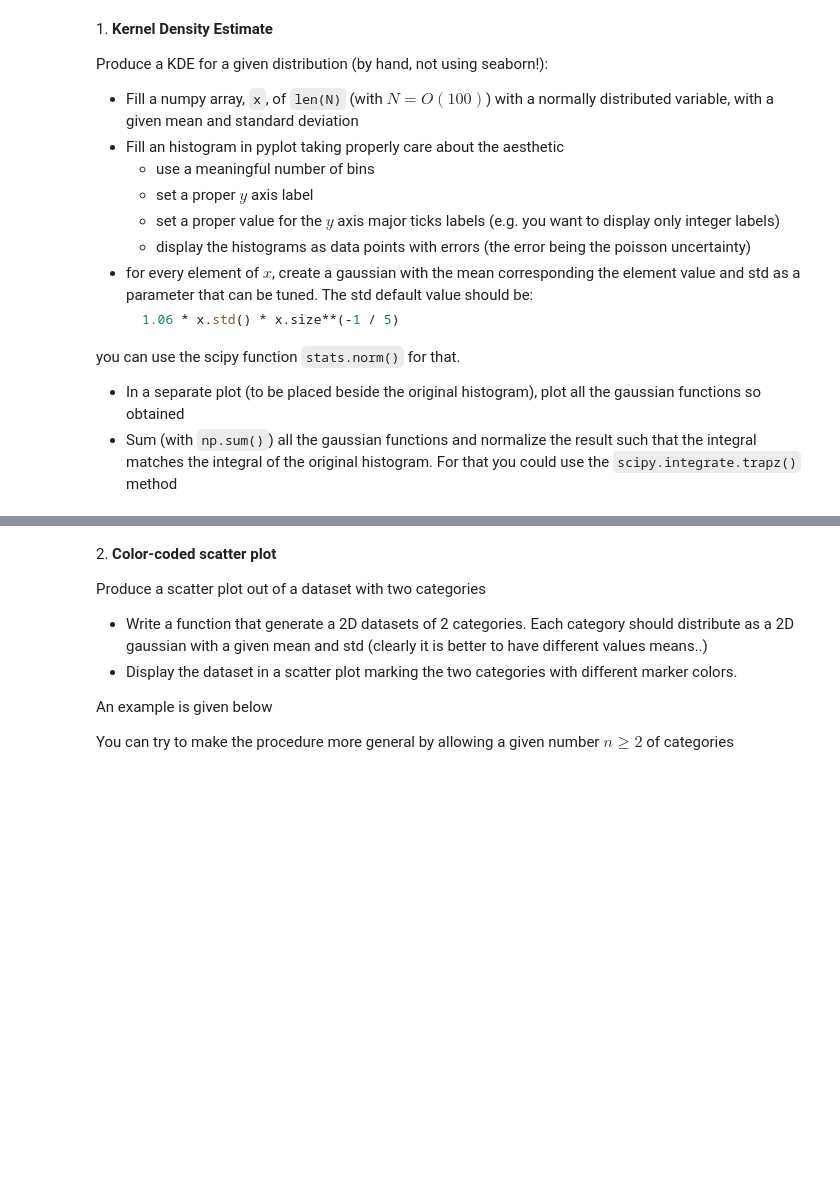
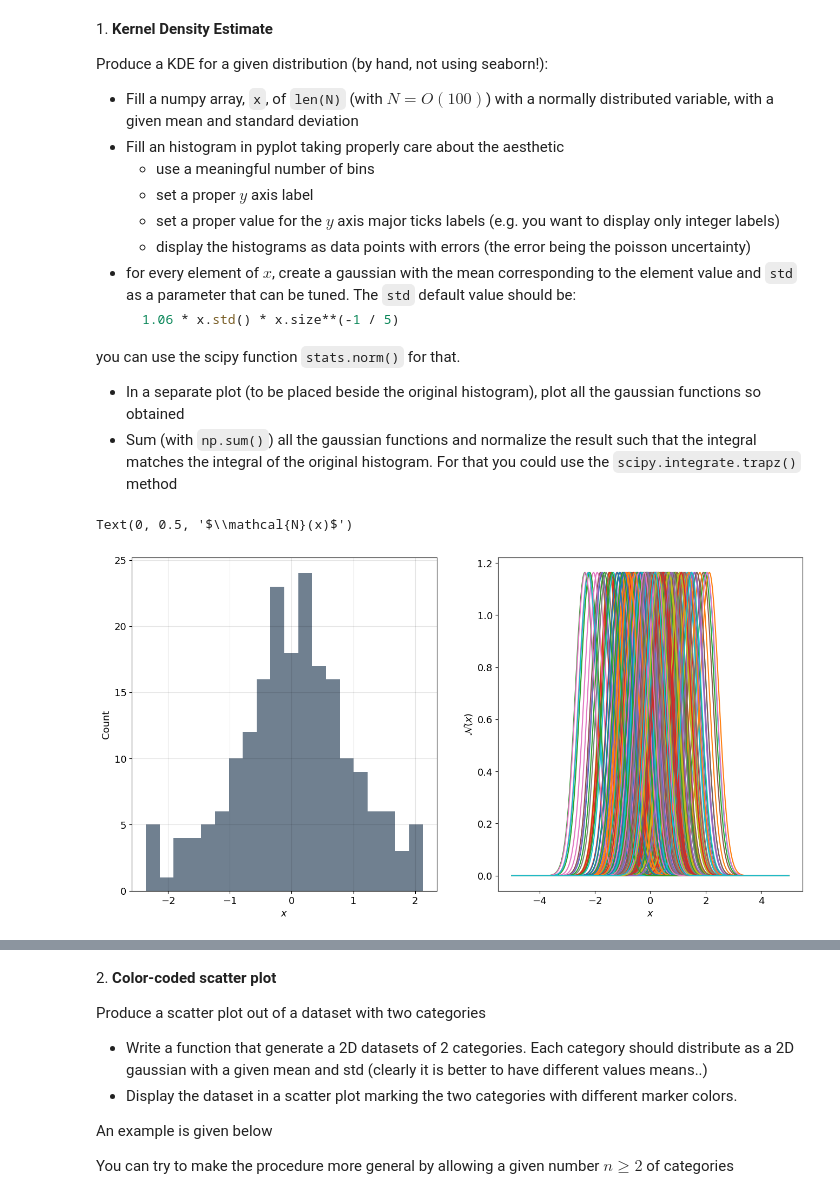
Before and after one commit to gulbord/LaboratoryOfComputationalPhysics_Y5, a Jupyter notebook: 07ex_Visualization.ipynb, the cells around one changed output, grey strips where cells are left out. Cells and saved outputs as stored; diff of their text form; code cells hidden in the pictures; blank space fills up the shorter version.

````diff
--- a/07ex_Visualization.ipynb
+++ b/07ex_Visualization.ipynb
@@ -2,10 +2,9 @@
 import matplotlib.pyplot as plt
 import numpy as np
 import pandas as pd
-import plotly.express as px
-import plotly.graph_objects as go
-from plotly.subplots import make_subplots
 import scipy as sp
+
+plt.rcParams.update({"font.size": 13})
 # %% [markdown]
 1\. **Kernel Density Estimate**
 
@@ -17,7 +16,7 @@ Produce a KDE for a given distribution (by hand, not using seaborn!):
    * set a proper $y$ axis label
    * set a proper value for the $y$ axis major ticks labels (e.g. you want to display only integer labels)
    * display the histograms as data points with errors (the error being the poisson uncertainty)
-* for every element of $x$, create a gaussian with the mean corresponding the element value and std as a parameter that can be tuned. The std default value should be:
+* for every element of $x$, create a gaussian with the mean corresponding to the element value and `std` as a parameter that can be tuned. The `std` default value should be:
     ```python
     1.06 * x.std() * x.size**(-1 / 5)
     ```
@@ -66,0 +26,29 @@ fig, (ax1, ax2) = plt.subplots(nrows=1, ncols=2, figsize=(13, 8))
+# %%
+N = 200
+mu = 0
+sigma = 1
+
+# generate N normally distributed numbers
+data = np.random.normal(mu, sigma, N)
+# set standard deviation for the gaussians later on
+std = 1.06 * data.std() * N**(-1 / 5)
+
+domain = np.linspace(-5 * sigma, 5 * sigma, 1000)
+
+fig, (ax1, ax2) = plt.subplots(nrows=1, ncols=2, figsize=(16, 8))
+
+# histogram plot (bins variable is needed later)
+counts, bins, _ = ax1.hist(data, 20, facecolor="#708090")
+ax1.yaxis.get_major_locator().set_params(integer=True)
+ax1.set_xlabel(r"$x$")
+ax1.set_ylabel("Count")
+ax1.grid(visible=True, color="k", alpha=0.1)
+
+# gaussians plot
+for avg in data:
+    ax2.plot(domain, sp.stats.norm.pdf(domain, avg, std))
+ax2.set_xlabel(r"$x$")
+ax2.set_ylabel(r"$\mathcal{N}(x)$")
+# %% [output]
+Text(0, 0.5, '$\\mathcal{N}(x)$')
+[figure, added]
````
Also changed, not shown: parts of 4 cells of this notebook.
